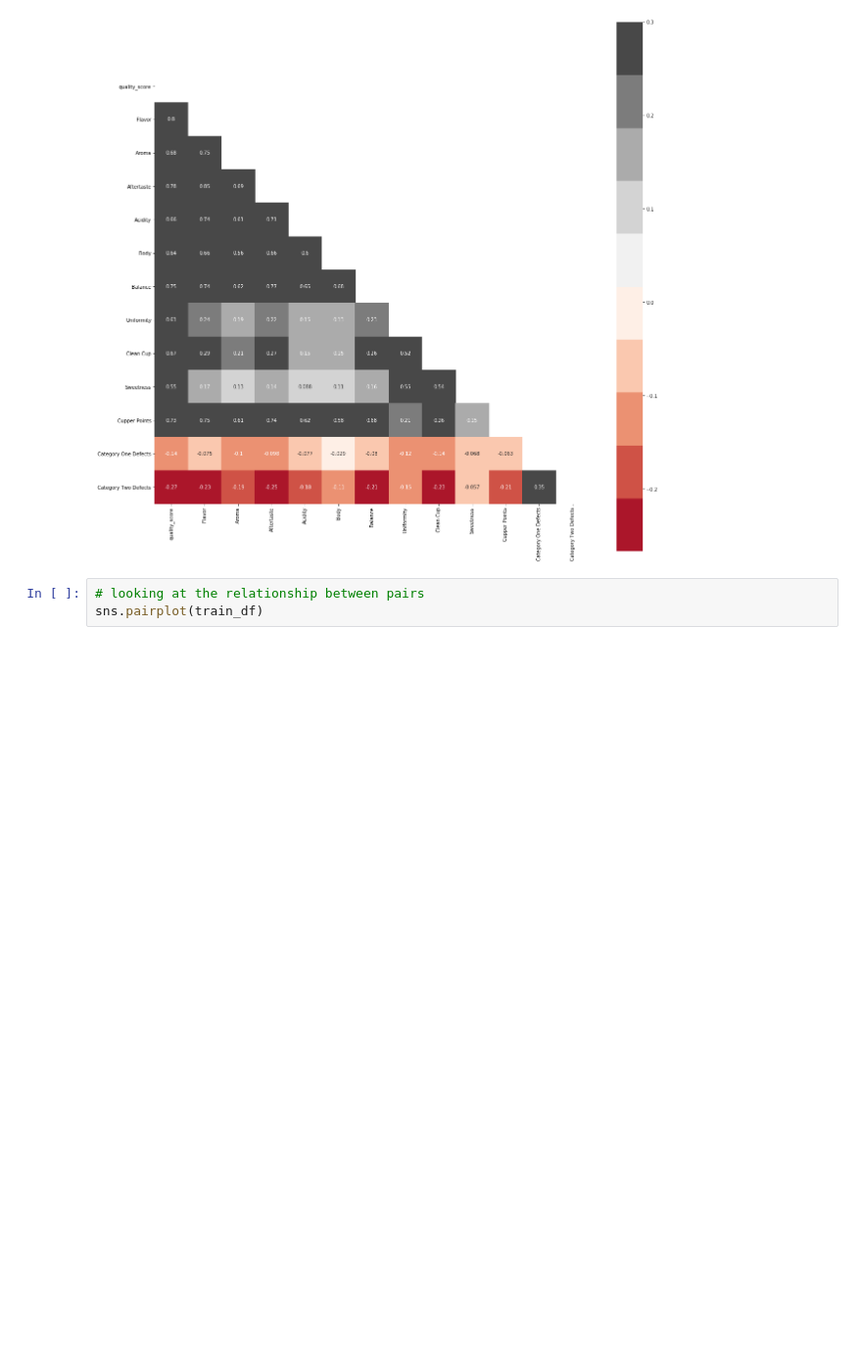
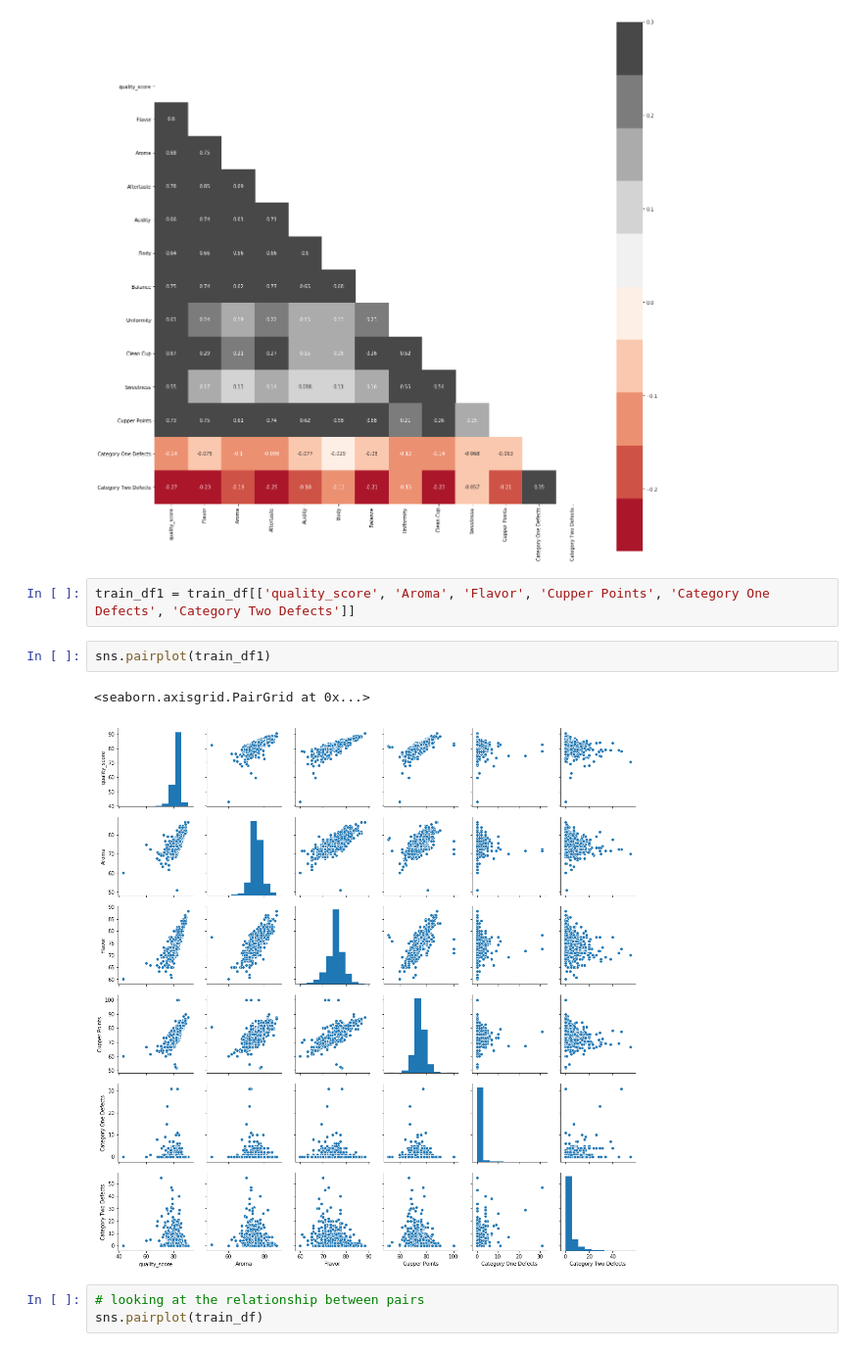
Before and after one commit to lasoya/Mod2_Project, a Jupyter notebook: Coffee_Analysis_Final.ipynb, the cells around one changed output. Shown at 98% size. Drawn from its saved outputs; the diff is of its cells as text; blank space fills up the shorter version.

```diff
--- a/Coffee_Analysis_Final.ipynb
+++ b/Coffee_Analysis_Final.ipynb
@@ -162,6 +162,13 @@ with sns.axes_style("white"):
 plt.show()
 # %% [output]
 [figure]
+# %%
+train_df1 = train_df[['quality_score', 'Aroma', 'Flavor', 'Cupper Points', 'Category One Defects', 'Category Two Defects']]
+# %%
+sns.pairplot(train_df1)
+# %% [output]
+<seaborn.axisgrid.PairGrid at 0x...>
+[figure, added]
 # %%
 # looking at the relationship between pairs
 sns.pairplot(train_df)
```
Also changed, not shown: parts of 2 cells of this notebook, 3 other files.
